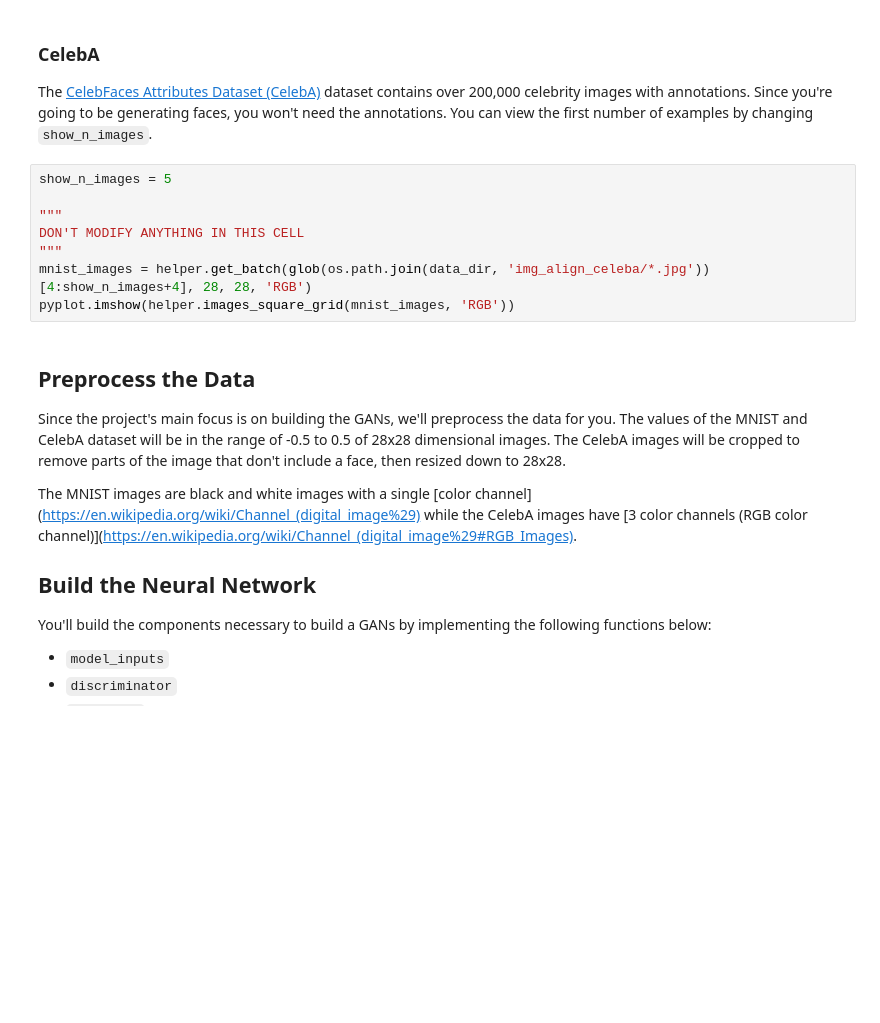
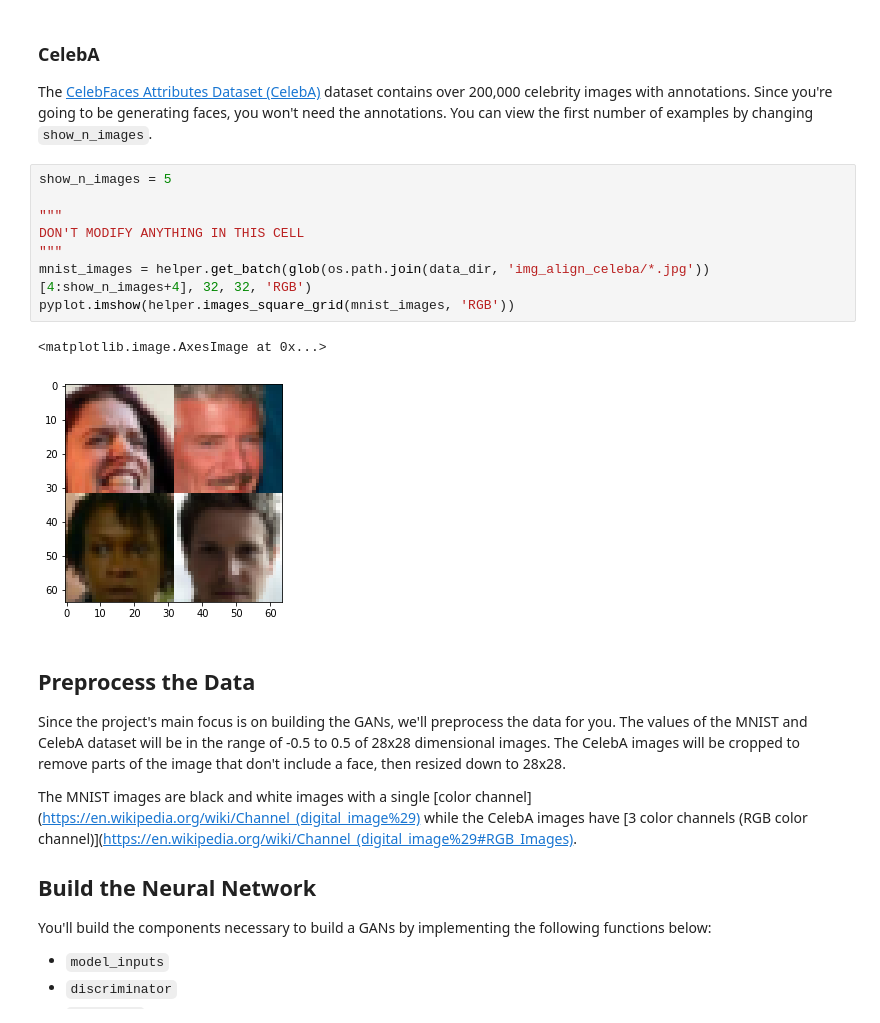
Before and after one commit to alburruss/deep-learning, a Jupyter notebook: face_generation/AB_dlnd_face_generation.ipynb, the cells around one changed output. Cells and saved outputs as stored; diff of their text form; blank space fills up the shorter version.

```diff
--- a/face_generation/AB_dlnd_face_generation.ipynb
+++ b/face_generation/AB_dlnd_face_generation.ipynb
@@ -50,11 +56,14 @@ The [CelebFaces Attributes Dataset (CelebA)](http://mmlab.ie.cuhk.edu.hk/project
 # %%
 show_n_images = 5
 
 """
 DON'T MODIFY ANYTHING IN THIS CELL
 """
-mnist_images = helper.get_batch(glob(os.path.join(data_dir, 'img_align_celeba/*.jpg'))[4:show_n_images+4], 28, 28, 'RGB')
+mnist_images = helper.get_batch(glob(os.path.join(data_dir, 'img_align_celeba/*.jpg'))[4:show_n_images+4], 32, 32, 'RGB')
 pyplot.imshow(helper.images_square_grid(mnist_images, 'RGB'))
+# %% [output]
+<matplotlib.image.AxesImage at 0x...>
+[figure, added]
 # %% [markdown]
 ## Preprocess the Data
 Since the project's main focus is on building the GANs, we'll preprocess the data for you.  The values of the MNIST and CelebA dataset will be in the range of -0.5 to 0.5 of 28x28 dimensional images.  The CelebA images will be cropped to remove parts of the image that don't include a face, then resized down to 28x28.
```
Also changed, not shown: parts of 15 cells of this notebook, 2 other files.
